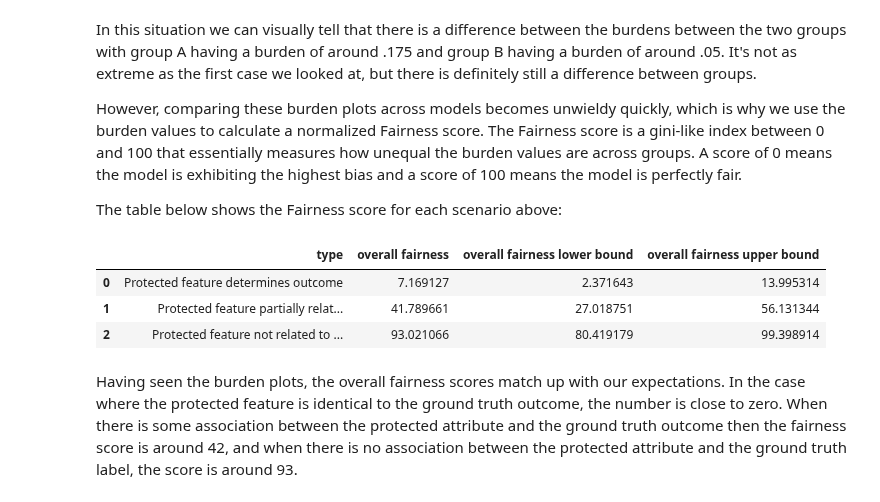
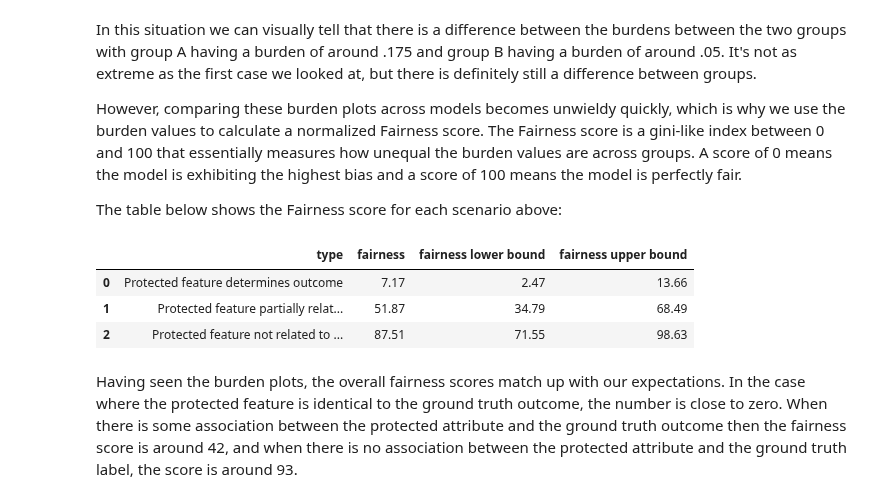
Before and after one commit to CognitiveScale/cortex-certifai-examples, a Jupyter notebook: notebooks/interpreting_fairness_robustness_scores/interpreting_certifai_fairness_robustness_scores.ipynb, the cells around one changed output. Drawn from its saved outputs; the diff is of its cells as text; code cells hidden in the pictures.

Commit message:
Fixed notebook for chnage to scores field names: overall fairness -> fairness

```diff
--- a/notebooks/interpreting_fairness_robustness_scores/interpreting_certifai_fairness_robustness_scores.ipynb
+++ b/notebooks/interpreting_fairness_robustness_scores/interpreting_certifai_fairness_robustness_scores.ipynb
@@ -733,16 +733,16 @@ The table below shows the Fairness score for each scenario above:
 # %%
 # Let's look at the overall Fairness scores for each of these situations
 df_result_unfair['type'] = 'Protected feature determines outcome'
 df_result_fair['type'] = "Protected feature not related to outcome"
 df_result_partial_corr['type'] = "Protected feature partially related to outcome"
 df_result_all = pd.concat((df_result_unfair, df_result_partial_corr, df_result_fair), axis = 0)
 df_result_all = df_result_all.reset_index()
-df_result_all[['type', 'overall fairness','overall fairness lower bound',
-       'overall fairness upper bound']]
+df_result_all[['type', 'fairness','fairness lower bound',
+       'fairness upper bound']]
 # %% [output]
-|  | type | overall fairness | overall fairness lower bound | overall fairness upper bound |
-| 0 | Protected feature determines outcome | 7.169127 | 2.371643 | 13.995314 |
-| 1 | Protected feature partially relat... | 41.789661 | 27.018751 | 56.131344 |
-| 2 | Protected feature not related to ... | 93.021066 | 80.419179 | 99.398914 |
+|  | type | fairness | fairness lower bound | fairness upper bound |
+| 0 | Protected feature determines outcome | 7.17 | 2.47 | 13.66 |
+| 1 | Protected feature partially relat... | 51.87 | 34.79 | 68.49 |
+| 2 | Protected feature not related to ... | 87.51 | 71.55 | 98.63 |
 # %% [markdown]
 Having seen the burden plots, the overall fairness scores match up with our expectations. In the case where the protected feature is identical to the ground truth outcome, the number is close to zero. When there is some association between the protected attribute and the ground truth outcome then the fairness score is around 42, and when there is no association between the protected attribute and the ground truth label, the score is around 93.
```
Also changed, not shown: parts of 14 cells of this notebook.
